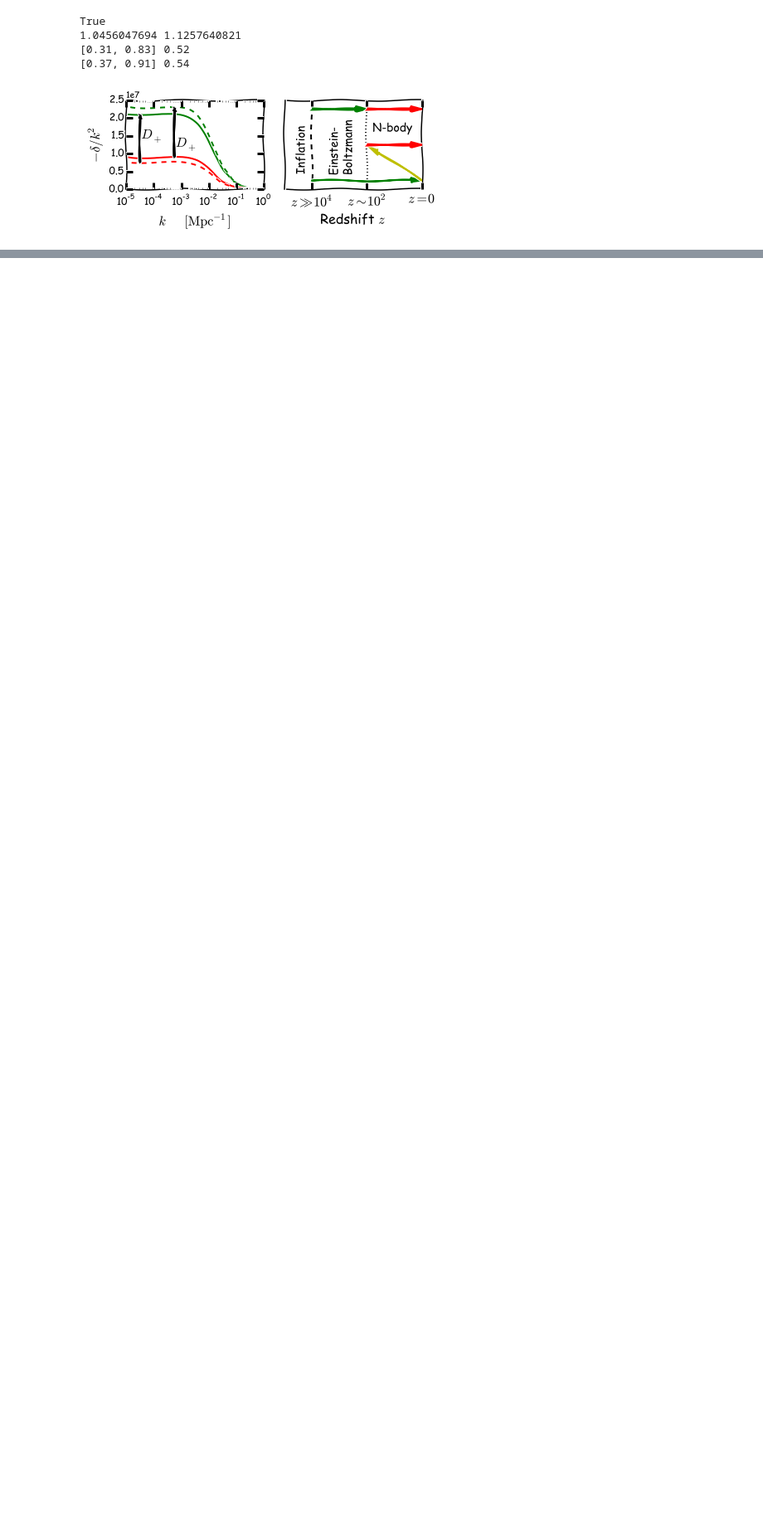
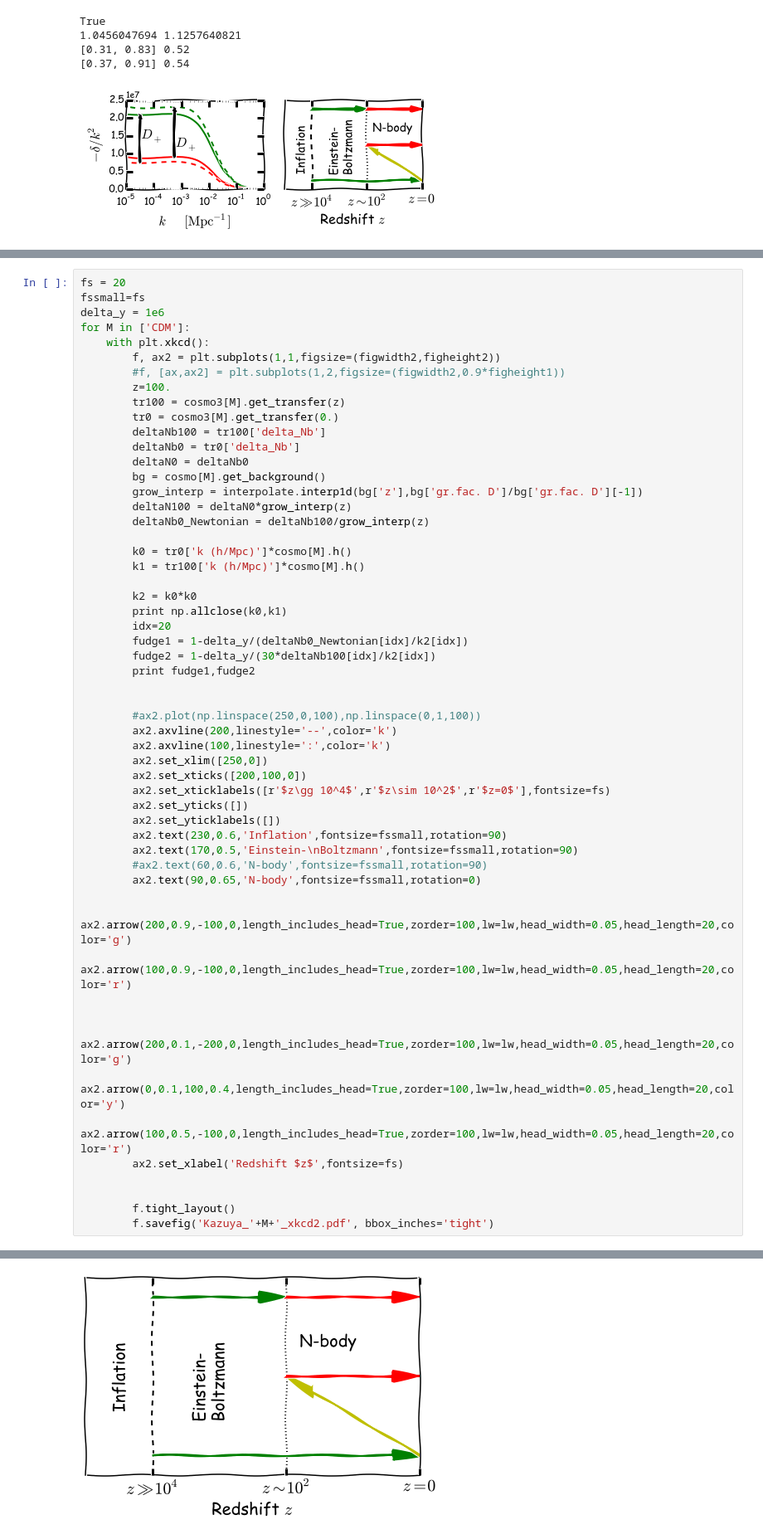
Before and after one commit to ThomasTram/CLASSmods, a Jupyter notebook: NewBackscalingPlots2.ipynb, the cells around one changed output, grey strips where cells are left out. Shown at 83% size. Cells and saved outputs as stored; diff of their text form; blank space fills up the shorter version.

```diff
--- a/NewBackscalingPlots2.ipynb
+++ b/NewBackscalingPlots2.ipynb
@@ -1173,0 +1173,56 @@ ax2.text()
+# %%
+fs = 20
+fssmall=fs
+delta_y = 1e6
+for M in ['CDM']:
+    with plt.xkcd():
+        f, ax2 = plt.subplots(1,1,figsize=(figwidth2,figheight2))
+        #f, [ax,ax2] = plt.subplots(1,2,figsize=(figwidth2,0.9*figheight1))
+        z=100.
+        tr100 = cosmo3[M].get_transfer(z)
+        tr0 = cosmo3[M].get_transfer(0.)
+        deltaNb100 = tr100['delta_Nb']
+        deltaNb0 = tr0['delta_Nb']
+        deltaN0 = deltaNb0
+        bg = cosmo[M].get_background()
+        grow_interp = interpolate.interp1d(bg['z'],bg['gr.fac. D']/bg['gr.fac. D'][-1])
+        deltaN100 = deltaN0*grow_interp(z)
+        deltaNb0_Newtonian = deltaNb100/grow_interp(z)
+
+        k0 = tr0['k (h/Mpc)']*cosmo[M].h()
+        k1 = tr100['k (h/Mpc)']*cosmo[M].h()
+
+        k2 = k0*k0
+        print np.allclose(k0,k1)
+        idx=20
+        fudge1 = 1-delta_y/(deltaNb0_Newtonian[idx]/k2[idx])
+        fudge2 = 1-delta_y/(30*deltaNb100[idx]/k2[idx])
+        print fudge1,fudge2
+
+
+        #ax2.plot(np.linspace(250,0,100),np.linspace(0,1,100))
+        ax2.axvline(200,linestyle='--',color='k')
+        ax2.axvline(100,linestyle=':',color='k')
+        ax2.set_xlim([250,0])
+        ax2.set_xticks([200,100,0])
+        ax2.set_xticklabels([r'$z\gg 10^4$',r'$z\sim 10^2$',r'$z=0$'],fontsize=fs)
+        ax2.set_yticks([])
+        ax2.set_yticklabels([])
+        ax2.text(230,0.6,'Inflation',fontsize=fssmall,rotation=90)
+        ax2.text(170,0.5,'Einstein-\nBoltzmann',fontsize=fssmall,rotation=90)
+        #ax2.text(60,0.6,'N-body',fontsize=fssmall,rotation=90)
+        ax2.text(90,0.65,'N-body',fontsize=fssmall,rotation=0)
+
+        ax2.arrow(200,0.9,-100,0,length_includes_head=True,zorder=100,lw=lw,head_width=0.05,head_length=20,color='g')
+        ax2.arrow(100,0.9,-100,0,length_includes_head=True,zorder=100,lw=lw,head_width=0.05,head_length=20,color='r')
+
+
+        ax2.arrow(200,0.1,-200,0,length_includes_head=True,zorder=100,lw=lw,head_width=0.05,head_length=20,color='g')
+        ax2.arrow(0,0.1,100,0.4,length_includes_head=True,zorder=100,lw=lw,head_width=0.05,head_length=20,color='y')
+        ax2.arrow(100,0.5,-100,0,length_includes_head=True,zorder=100,lw=lw,head_width=0.05,head_length=20,color='r')
+        ax2.set_xlabel('Redshift $z$',fontsize=fs)
+
+
+        f.tight_layout()
+        f.savefig('Kazuya_'+M+'_xkcd2.pdf', bbox_inches='tight')
+# %% [output]
@@ -1173,0 +1231 @@ ax2.text()
+[figure, added]
```
Also changed, not shown: parts of 9 cells of this notebook, 1 other file.
